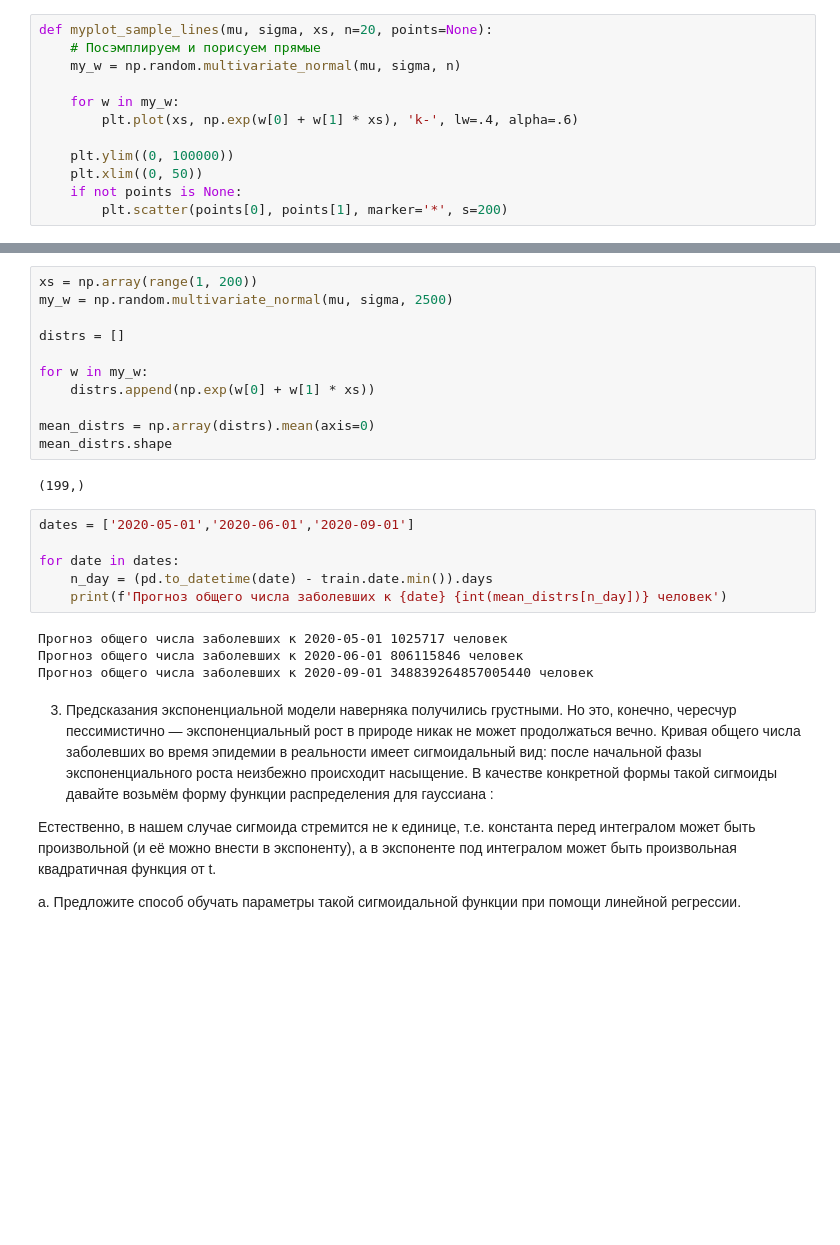
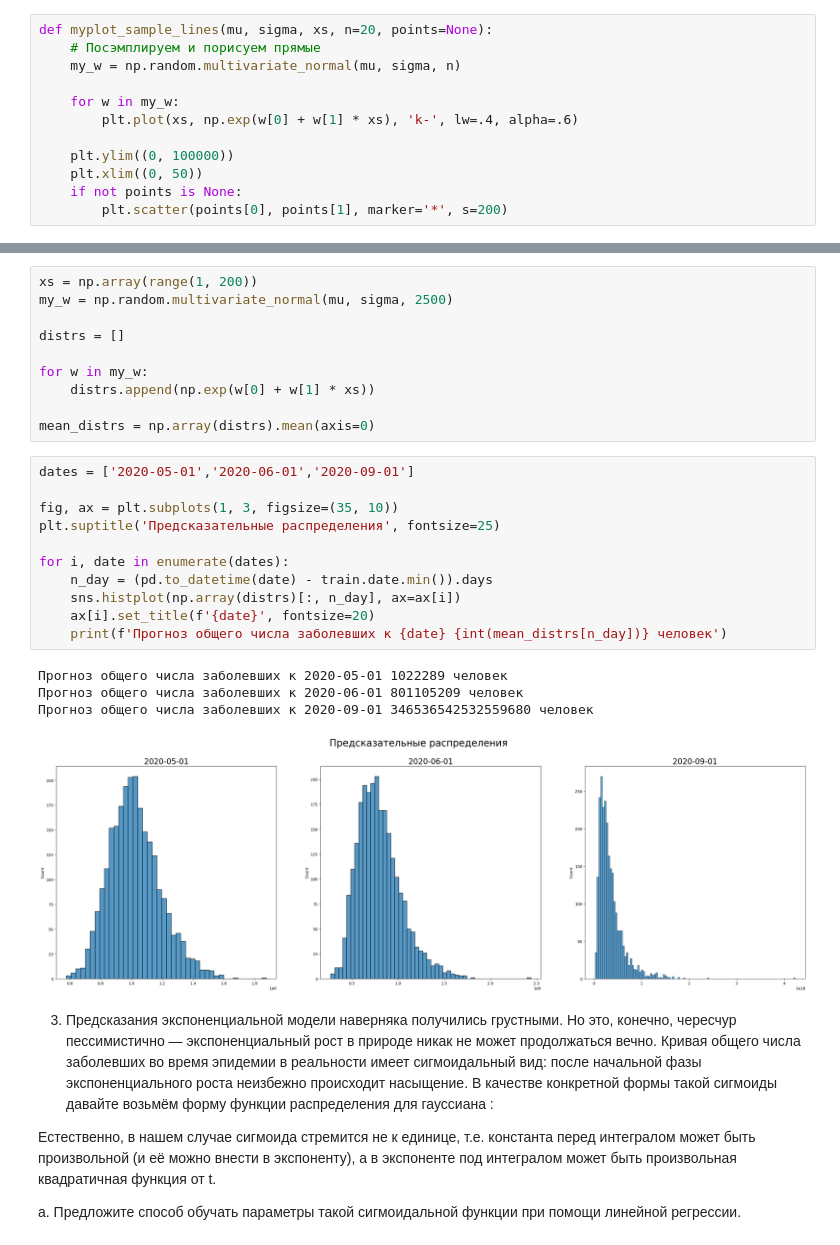
Before and after one commit to Alexcei/Advanced_ML, a Jupyter notebook: HW_01_Advanced_ML_2023.ipynb, the cells around one changed output, grey strips where cells are left out. Drawn from its saved outputs; the diff is of its cells as text; blank space fills up the shorter version.

```diff
--- a/HW_01_Advanced_ML_2023.ipynb
+++ b/HW_01_Advanced_ML_2023.ipynb
@@ -163,19 +164,22 @@ for w in my_w:
     distrs.append(np.exp(w[0] + w[1] * xs))
 
 mean_distrs = np.array(distrs).mean(axis=0)
-mean_distrs.shape
-# %% [output]
-(199,)
 # %%
 dates = ['2020-05-01','2020-06-01','2020-09-01']
 
-for date in dates:
+fig, ax = plt.subplots(1, 3, figsize=(35, 10))
+plt.suptitle('Предсказательные распределения', fontsize=25)
+
+for i, date in enumerate(dates):
     n_day = (pd.to_datetime(date) - train.date.min()).days
+    sns.histplot(np.array(distrs)[:, n_day], ax=ax[i])
+    ax[i].set_title(f'{date}', fontsize=20)
     print(f'Прогноз общего числа заболевших к {date} {int(mean_distrs[n_day])} человек')
 # %% [output]
-Прогноз общего числа заболевших к 2020-05-01 1025717 человек
-Прогноз общего числа заболевших к 2020-06-01 806115846 человек
-Прогноз общего числа заболевших к 2020-09-01 348839264857005440 человек
+Прогноз общего числа заболевших к 2020-05-01 1022289 человек
+Прогноз общего числа заболевших к 2020-06-01 801105209 человек
+Прогноз общего числа заболевших к 2020-09-01 346536542532559680 человек
+[figure, added]
 # %% [markdown]
 3.	Предсказания экспоненциальной модели наверняка получились грустными. Но это, конечно, чересчур пессимистично — экспоненциальный рост в природе никак не может продолжаться вечно. Кривая общего числа заболевших во время эпидемии в реальности имеет сигмоидальный вид: после начальной фазы экспоненциального роста неизбежно происходит насыщение. В качестве конкретной формы такой сигмоиды давайте возьмём форму функции распределения для гауссиана :
 
```
Also changed, not shown: parts of 2 cells of this notebook.
